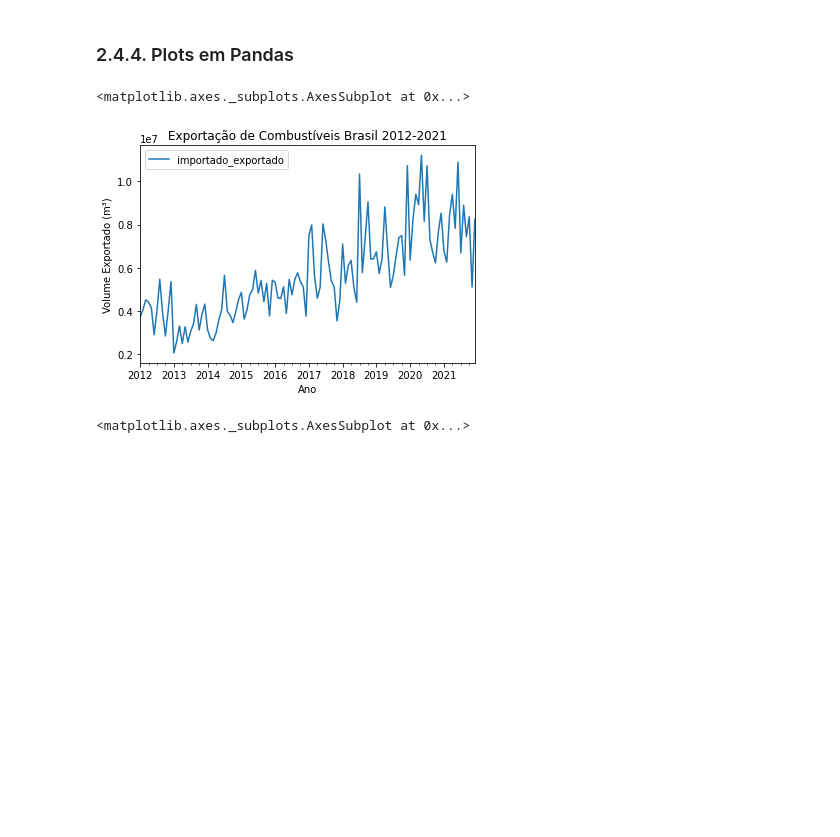
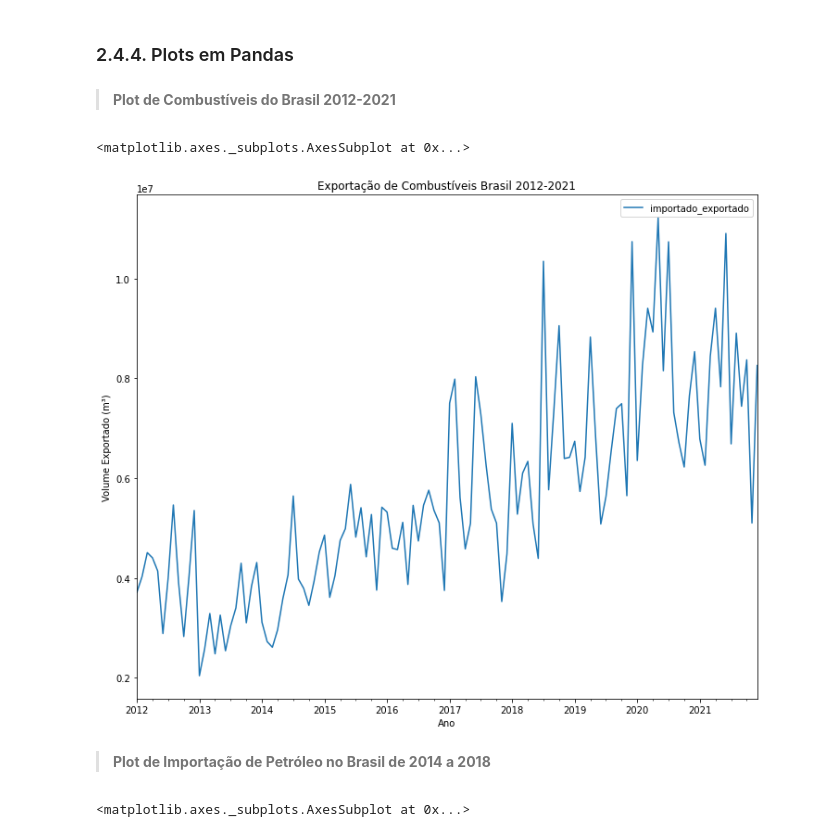
Before and after one commit to caioitalo/soulcode, a Jupyter notebook: Trab_Final_Consolidado.ipynb, the cells around one changed output. Saved outputs shown, nothing was run; the diff lists cells and outputs as text; code cells hidden in the pictures; blank space fills up the shorter version.

```diff
--- a/Trab_Final_Consolidado.ipynb
+++ b/Trab_Final_Consolidado.ipynb
@@ -795,13 +830,17 @@ dfimex
 2754 rows × 5 columns
 # %% [markdown]
 ### 2.4.4. Plots em Pandas
+# %% [markdown]
+> **Plot de Combustíveis do Brasil 2012-2021**
 # %%
 ft = dfimex.loc[dfimex.operacao_comercial == 'EXPORTAÇÃO']
 ft.groupby('data').sum().plot.line(title='Exportação de Combustíveis Brasil 2012-2021',
-                                   xlabel='Ano', ylabel='Volume Exportado (m³)')
+                                   xlabel='Ano', ylabel='Volume Exportado (m³)', figsize=(12,10))
 # %% [output]
 <matplotlib.axes._subplots.AxesSubplot at 0x...>
-[figure, old version]
+[figure, new version]
+# %% [markdown]
+> **Plot de Importação de Petróleo no Brasil de 2014 a 2018**
 # %%
 ft = dfimex.loc[(dfimex.operacao_comercial == 'IMPORTAÇÃO') & (dfimex.produto == 'PETRÓLEO') &
                 (dfimex.data.dt.year >= 2014) & (dfimex.data.dt.year <= 2018)]
```
Also changed, not shown: parts of 29 cells of this notebook.
